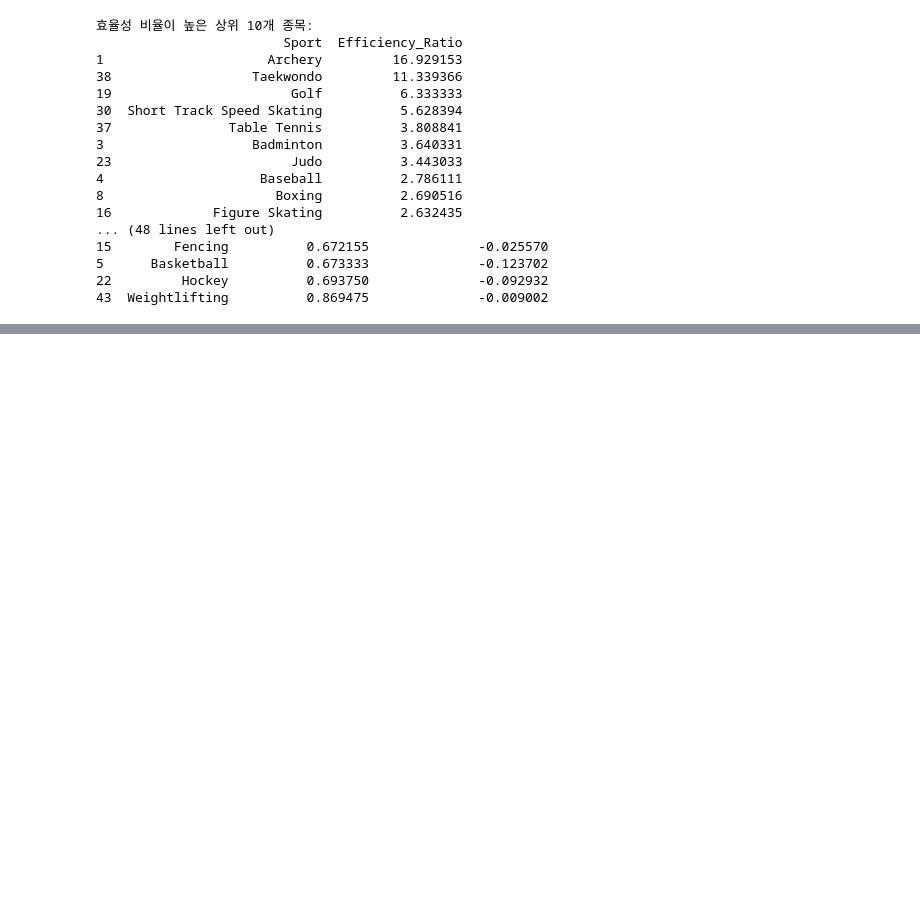
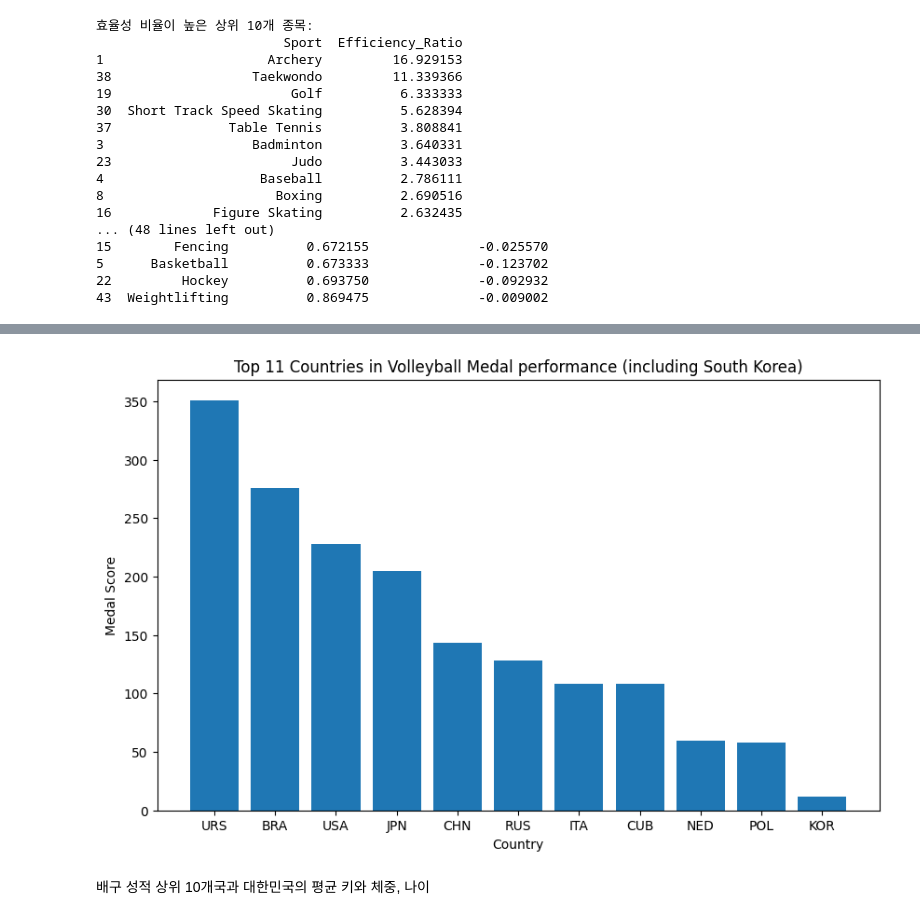
Before and after one commit to SeongJae999/AIffel_Datathon, a Jupyter notebook: olympic.ipynb, the cells around one changed output, grey strips where cells are left out. Cells and saved outputs as stored; diff of their text form; code cells hidden in the pictures; blank space fills up the shorter version.

Commit message:
'analysis-volleyball-sport'

```diff
--- a/olympic.ipynb
+++ b/olympic.ipynb
@@ -1394,0 +1443,6 @@ print(gender_counts_korea)
+# %%
+country_volleyball_scores = all_data[all_data['Sport'] == 'Volleyball'].groupby('NOC')['Medal_Score'].sum().reset_index()
+volleyball_top10 = country_volleyball_scores.sort_values('Medal_Score', ascending=False).head(10)
+korea_volleyball_score = country_volleyball_scores[country_volleyball_scores['NOC'] == 'KOR']['Medal_Score'].values[0]
+volleyball_top11 = volleyball_top10.append({'NOC': 'KOR', 'Medal_Score': korea_volleyball_score}, ignore_index=True)
+volleyball_top11
@@ -1394,0 +1462,11 @@ print(gender_counts_korea)
+# %%
+plt.figure(figsize=(10,6))
+plt.bar(volleyball_top11['NOC'], volleyball_top11['Medal_Score'])
+plt.xlabel('Country')
+plt.ylabel('Medal Score')
+plt.title('Top 11 Countries in Volleyball Medal performance (including South Korea)')
+plt.show()
+# %% [output]
+[figure, added]
+# %% [markdown]
+배구 성적 상위 10개국과 대한민국의 평균 키와 체중, 나이
```
Also changed, not shown: parts of 21 cells of this notebook, 1 other file.
